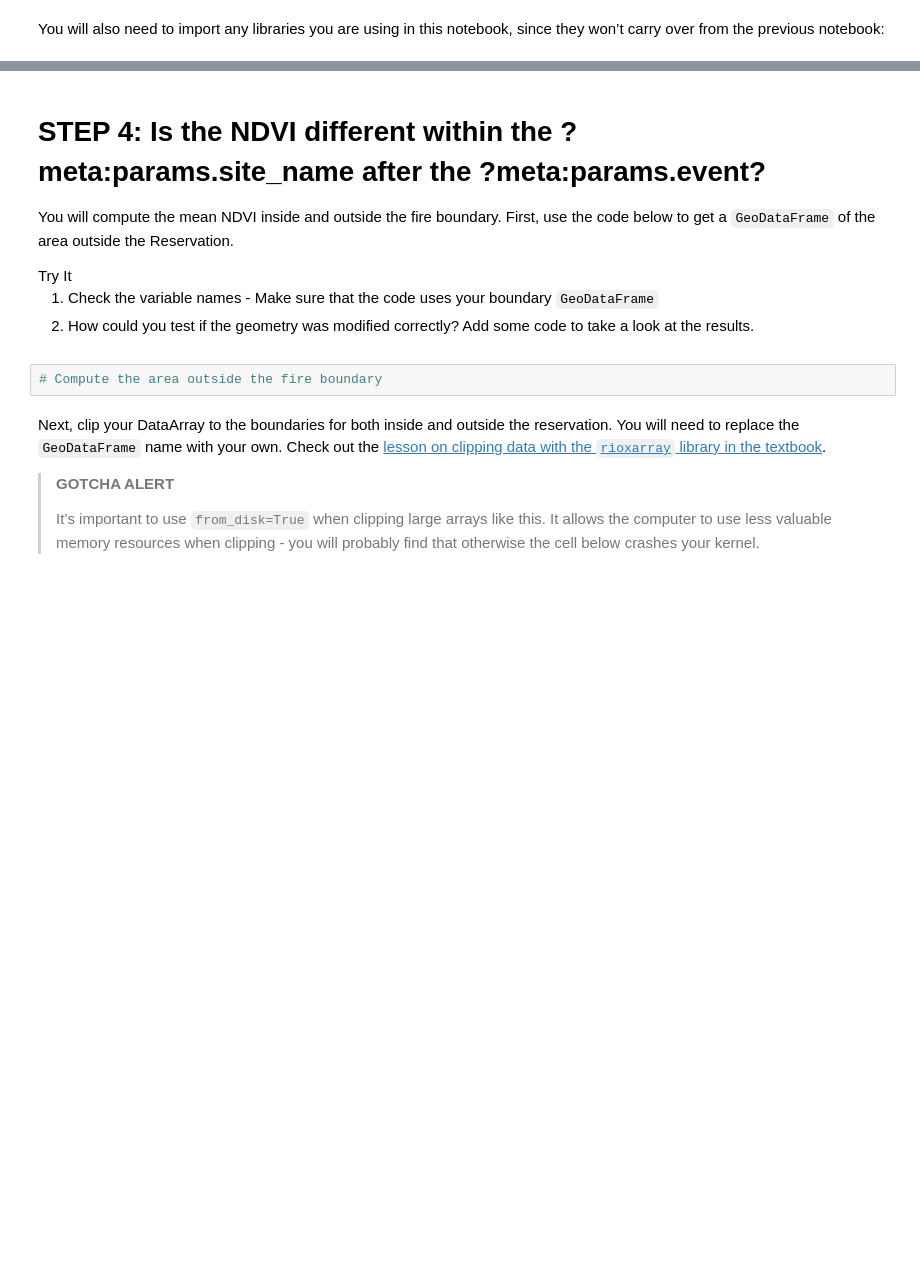
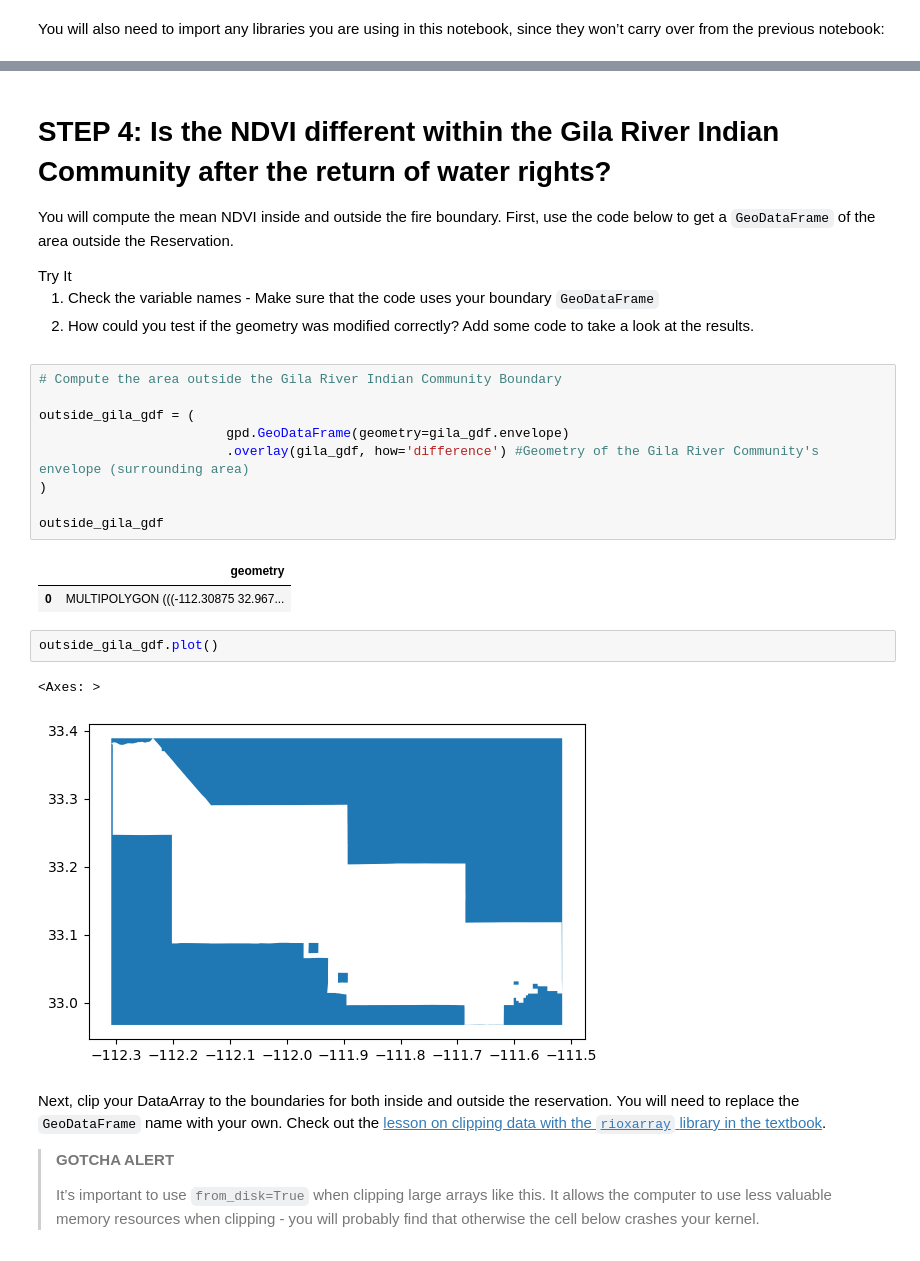
Before and after one commit to earthlab-education/04-vegetation-algrego, a Jupyter notebook: notebooks/vegetation-04-summarize.ipynb, the cells around one changed output, grey strips where cells are left out. Cells and saved outputs as stored; diff of their text form; blank space fills up the shorter version.

```diff
--- a/notebooks/vegetation-04-summarize.ipynb
+++ b/notebooks/vegetation-04-summarize.ipynb
@@ -15,5 +46,5 @@ notebook, since they won’t carry over from the previous notebook:
 # %% [markdown]
-# STEP 4: Is the NDVI different within the **?meta:params.site_name** after the **?meta:params.event**?
+# STEP 4: Is the NDVI different within the **Gila River Indian Community** after the **return of water rights**?
 
 You will compute the mean NDVI inside and outside the fire boundary.
 First, use the code below to get a `GeoDataFrame` of the area outside
@@ -26,7 +57,22 @@ boundary <code>GeoDataFrame</code></li>
 code to take a look at the results.</li>
 </ol></div></div>
 # %%
-# Compute the area outside the fire boundary
+# Compute the area outside the Gila River Indian Community Boundary
+
+outside_gila_gdf = (
+                        gpd.GeoDataFrame(geometry=gila_gdf.envelope)
+                        .overlay(gila_gdf, how='difference') #Geometry of the Gila River Community's envelope (surrounding area)
+)
+
+outside_gila_gdf
+# %% [output]
+|  | geometry |
+| 0 | MULTIPOLYGON (((-112.30875 32.967... |
+# %%
+outside_gila_gdf.plot()
+# %% [output]
+<Axes: >
+[figure, added]
 # %% [markdown]
 Next, clip your DataArray to the boundaries for both inside and outside
 the reservation. You will need to replace the `GeoDataFrame` name with
```
Also changed, not shown: parts of 4 cells of this notebook.
